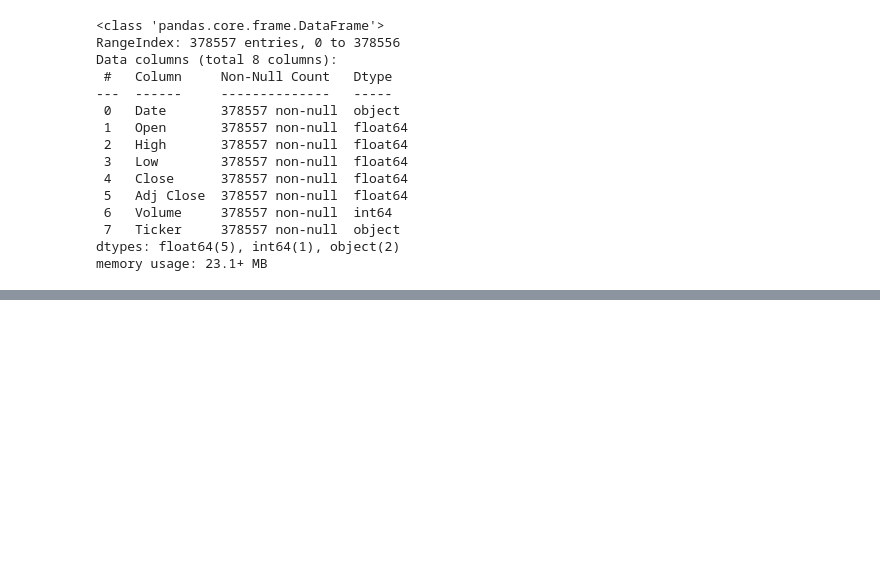
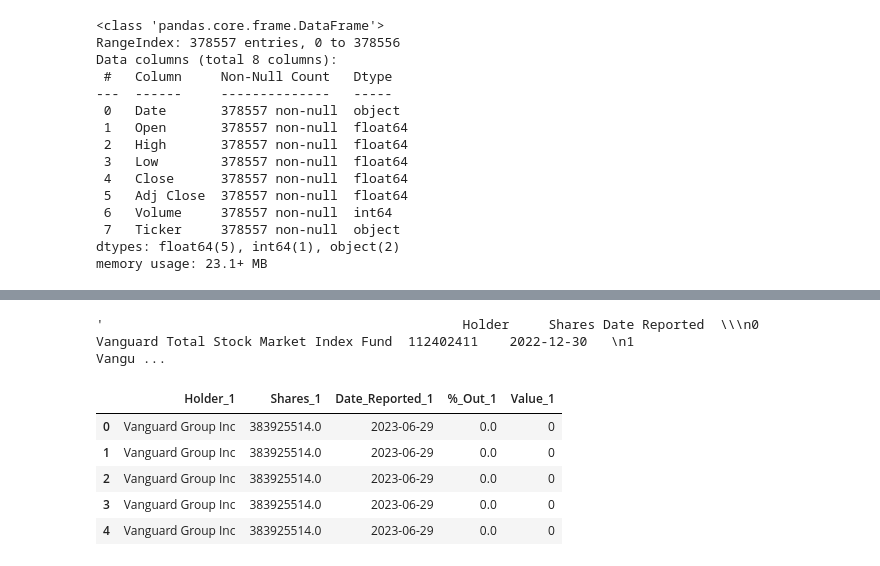
Before and after one commit to nirmolcho/Clustering_and_TS_DS_Alg, a Jupyter notebook: recommendation_system/s&p_recommandation.ipynb, the cells around one changed output, grey strips where cells are left out. Cells and saved outputs as stored; diff of their text form; code cells hidden in the pictures; blank space fills up the shorter version.

```diff
--- a/time_series_prediction/s&p_recommandation.ipynb
+++ b/recommendation_system/s&p_recommandation.ipynb
@@ -224,0 +273,2 @@ memory usage: 23.1+ MB
+# %%
+df = pd.read_csv("s&p_500_all_data.csv")
@@ -224,0 +295,2 @@ memory usage: 23.1+ MB
+# %%
+df.drop(['capital_gains'], axis=1, inplace=True)
@@ -224,0 +320,3 @@ memory usage: 23.1+ MB
+# %%
+# Split a 'Holder Shares' column into 'Holder' and 'Shares' columns
+df[['Holder', 'Shares']] = df['institutional_holders'].str.split(' ', expand=True)
@@ -224,0 +348,40 @@ memory usage: 23.1+ MB
+# %%
+df['mutualfund_holders'][0]
+# %% [output]
+'                                              Holder     Shares Date Reported  \\\n0             Vanguard Total Stock Market Index Fund  112402411    2022-12-30   \n1                            Vangu ...
+# %%
+def split_institutional_holders_v2(data):
+    # Define a function to parse each entry
+    def parse_entry(entry):
+        try:
+            # Convert string to DataFrame
+            df = pd.read_csv(io.StringIO(entry), sep='\s{2,}', engine='python')
+            return df
+        except:
+            return pd.DataFrame()
+
+    # Applying the parsing function
+    dfs = data["institutional_holders"].astype(str).apply(parse_entry)
+
+    # Create new columns for each of the five rows
+    for i in range(5):
+        data[f'Holder_{i+1}'] = dfs.apply(lambda df: df.iloc[i, 0] if i < len(df) and df.shape[1] > 0 else None)
+        data[f'Shares_{i+1}'] = dfs.apply(lambda df: df.iloc[i, 1] if i < len(df) and df.shape[1] > 1 else 0)
+        data[f'Date_Reported_{i+1}'] = dfs.apply(lambda df: df.iloc[i, 2] if i < len(df) and df.shape[1] > 2 else None)
+        data[f'%_Out_{i+1}'] = dfs.apply(lambda df: df.iloc[i, 3] if i < len(df) and df.shape[1] > 3 else 0)
+        data[f'Value_{i+1}'] = dfs.apply(lambda df: df.iloc[i, 4] if i < len(df) and df.shape[1] > 4 else 0)
+
+    return data
+
+# Apply the refined function to the data
+df = split_institutional_holders_v2(df.copy())
+
+# Display the new columns for verification
+df[['Holder_1', 'Shares_1', 'Date_Reported_1', '%_Out_1', 'Value_1']].head()
+# %% [output]
+|  | Holder_1 | Shares_1 | Date_Reported_1 | %_Out_1 | Value_1 |
+| 0 | Vanguard Group Inc | 383925514.0 | 2023-06-29 | 0.0 | 0 |
+| 1 | Vanguard Group Inc | 383925514.0 | 2023-06-29 | 0.0 | 0 |
+| 2 | Vanguard Group Inc | 383925514.0 | 2023-06-29 | 0.0 | 0 |
+| 3 | Vanguard Group Inc | 383925514.0 | 2023-06-29 | 0.0 | 0 |
+| 4 | Vanguard Group Inc | 383925514.0 | 2023-06-29 | 0.0 | 0 |
```
Also changed, not shown: parts of 14 cells of this notebook, 2 other files.
